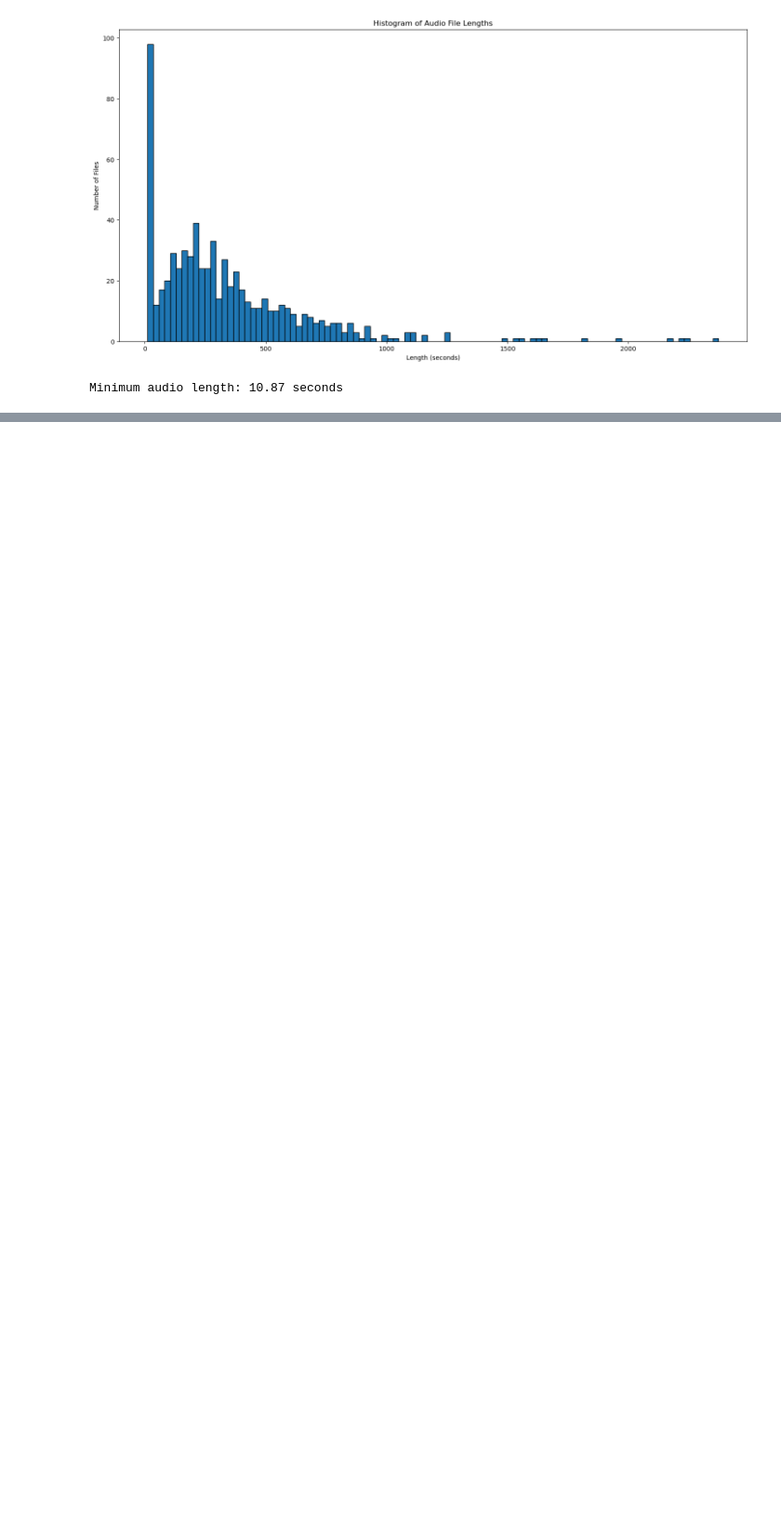
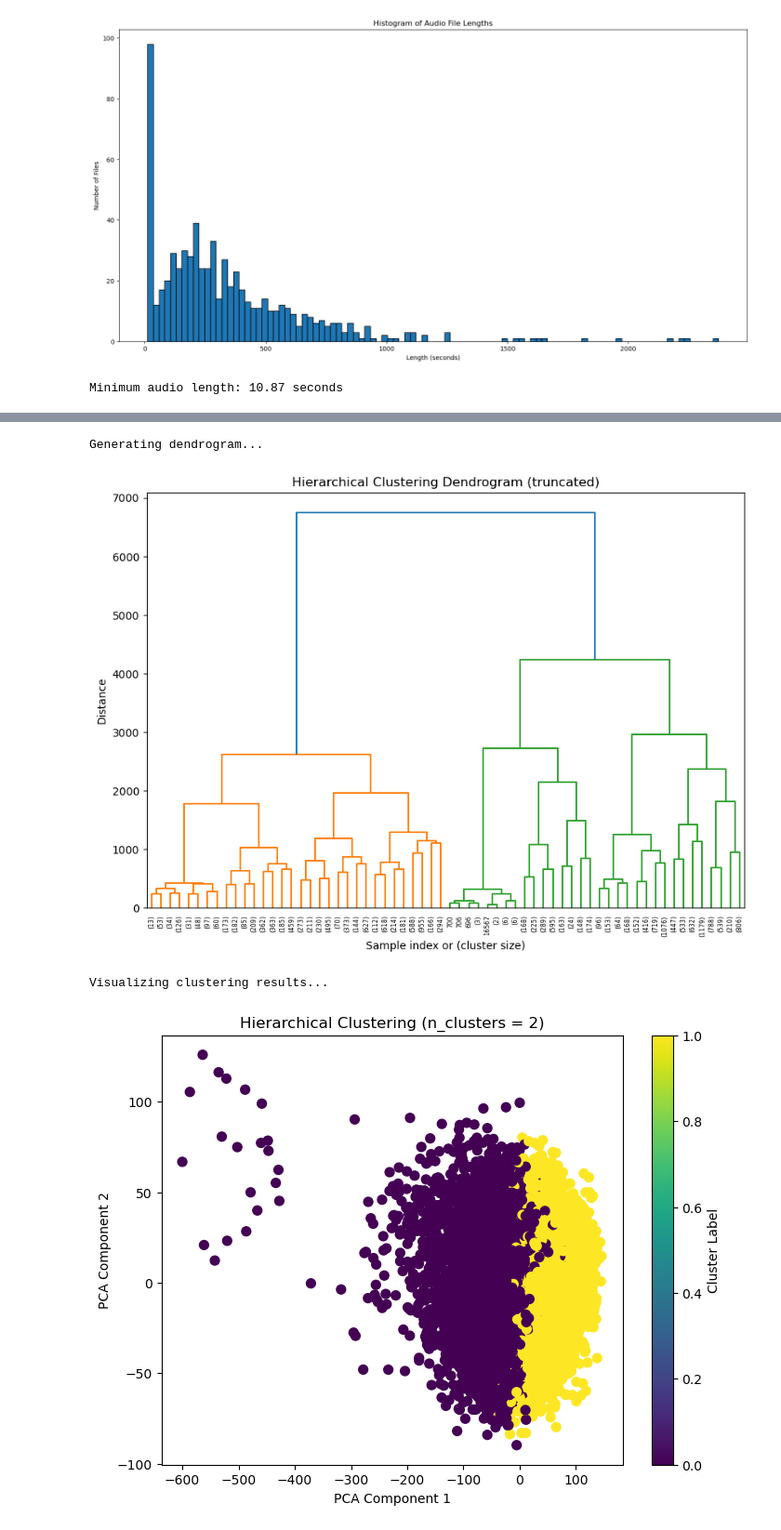
Before and after one commit to mrmh13801225/UT_ML_Project, a Jupyter notebook: src/FinalProject.ipynb, the cells around one changed output, grey strips where cells are left out. Shown at 93% size. Drawn from its saved outputs; the diff is of its cells as text; code cells hidden in the pictures; blank space fills up the shorter version.

```diff
--- a/src/FinalProject.ipynb
+++ b/src/FinalProject.ipynb
@@ -809,0 +950,35 @@ plt.show()
+# %%
+# ---------------------------------------------------
+# (Optional) Plot a Dendrogram to visualize the hierarchical clustering
+# ---------------------------------------------------
+print("\nGenerating dendrogram...")
+# For the dendrogram, we use SciPy's linkage method. Note that this computes the full linkage
+# which may be memory-intensive for large datasets.
+Z = linkage(X, method='ward')
+
+plt.figure(figsize=(10, 7))
+dendrogram(Z, truncate_mode='level', p=5)  # p controls the depth of the dendrogram
+plt.title('Hierarchical Clustering Dendrogram (truncated)')
+plt.xlabel("Sample index or (cluster size)")
+plt.ylabel("Distance")
+plt.show()
+
+# ---------------------------------------------------
+# Visualize clustering results using PCA for dimensionality reduction
+# ---------------------------------------------------
+print("\nVisualizing clustering results...")
+pca = PCA(n_components=2)
+X_2d = pca.fit_transform(X)
+
+plt.figure(figsize=(8, 6))
+plt.scatter(X_2d[:, 0], X_2d[:, 1], c=hierarchical_labels, cmap='viridis', s=50)
+plt.title(f'Hierarchical Clustering (n_clusters = {best_n_clusters})')
+plt.xlabel("PCA Component 1")
+plt.ylabel("PCA Component 2")
+plt.colorbar(label='Cluster Label')
+plt.show()
+# %% [output]
+Generating dendrogram...
+[figure, added]
+Visualizing clustering results...
+[figure, added]
```
Also changed, not shown: parts of 16 cells of this notebook.
